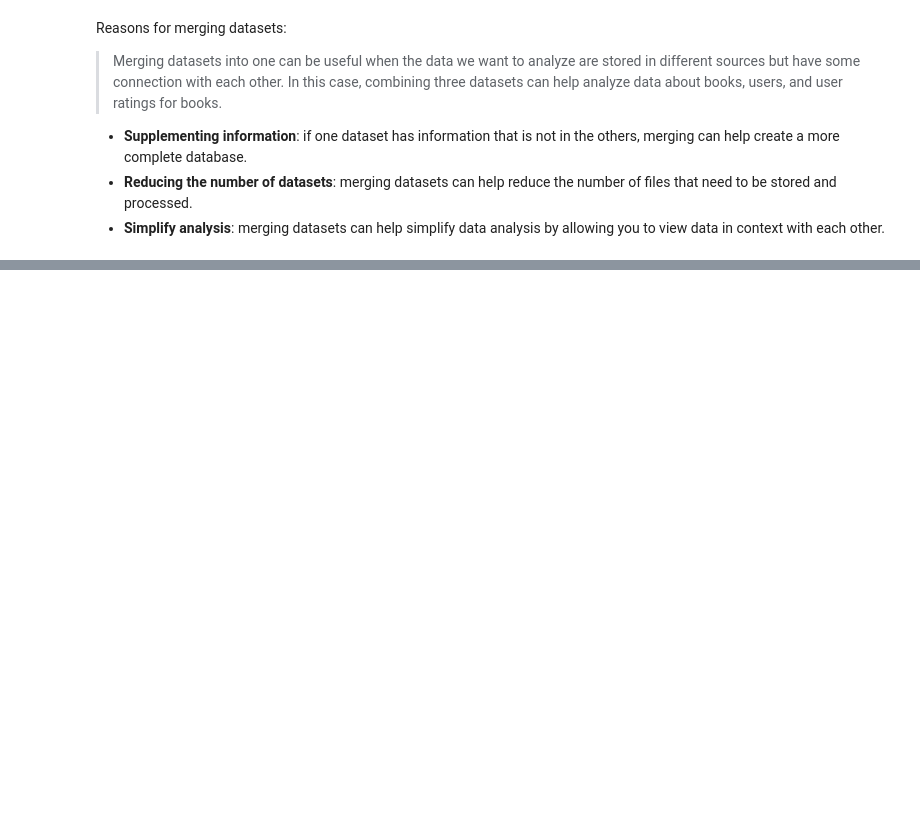
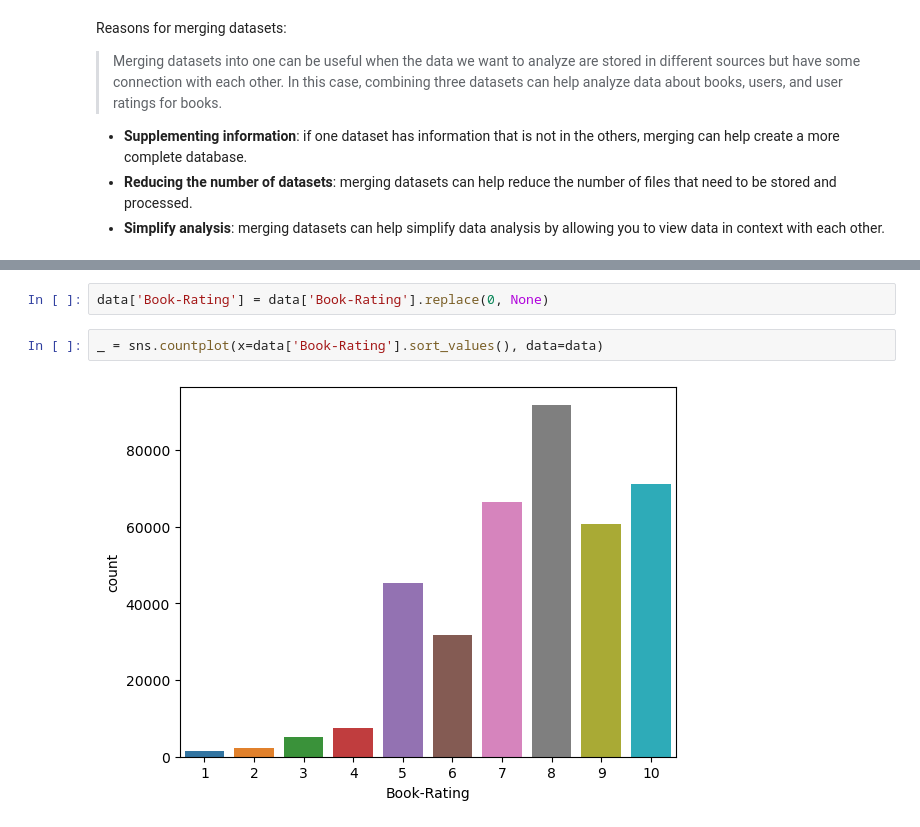
Before and after one commit to caitlon/machine-learning-projects, a Jupyter notebook: Book-Crossing/assignment_1.ipynb, the cells around one changed output, grey strips where cells are left out. Drawn from its saved outputs; the diff is of its cells as text; blank space fills up the shorter version.

```diff
--- a/Book-Crossing/assignment_1.ipynb
+++ b/Book-Crossing/assignment_1.ipynb
@@ -231,0 +296,6 @@ Reasons for merging datasets:
+# %%
+data['Book-Rating'] = data['Book-Rating'].replace(0, None)
+# %%
+_ = sns.countplot(x=data['Book-Rating'].sort_values(), data=data)
+# %% [output]
+[figure, added]
```
Also changed, not shown: parts of 19 cells of this notebook.
